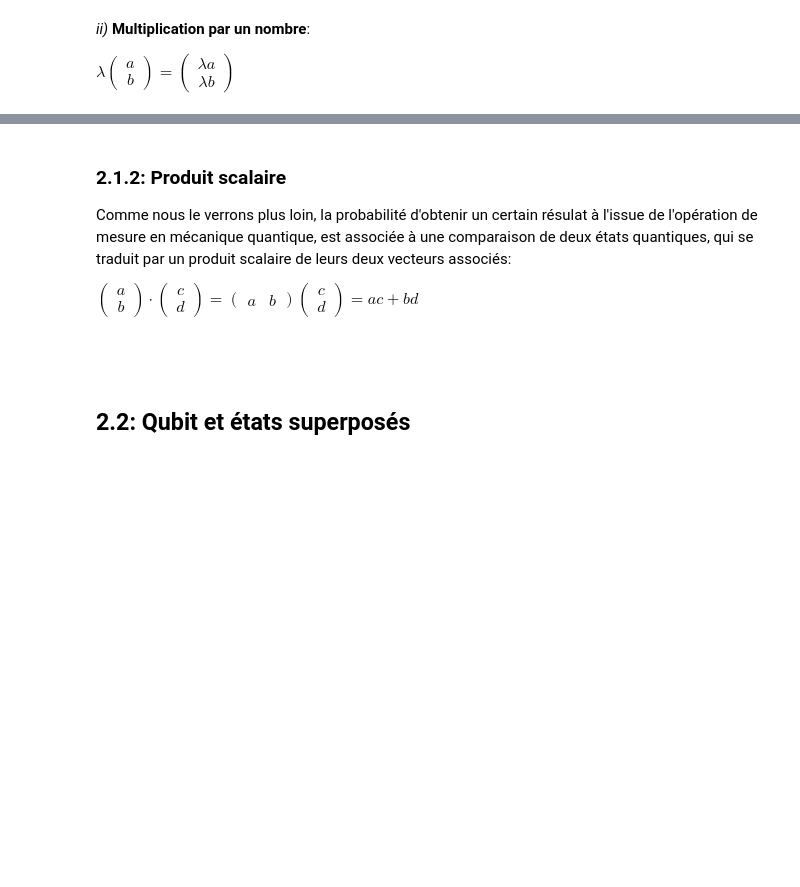
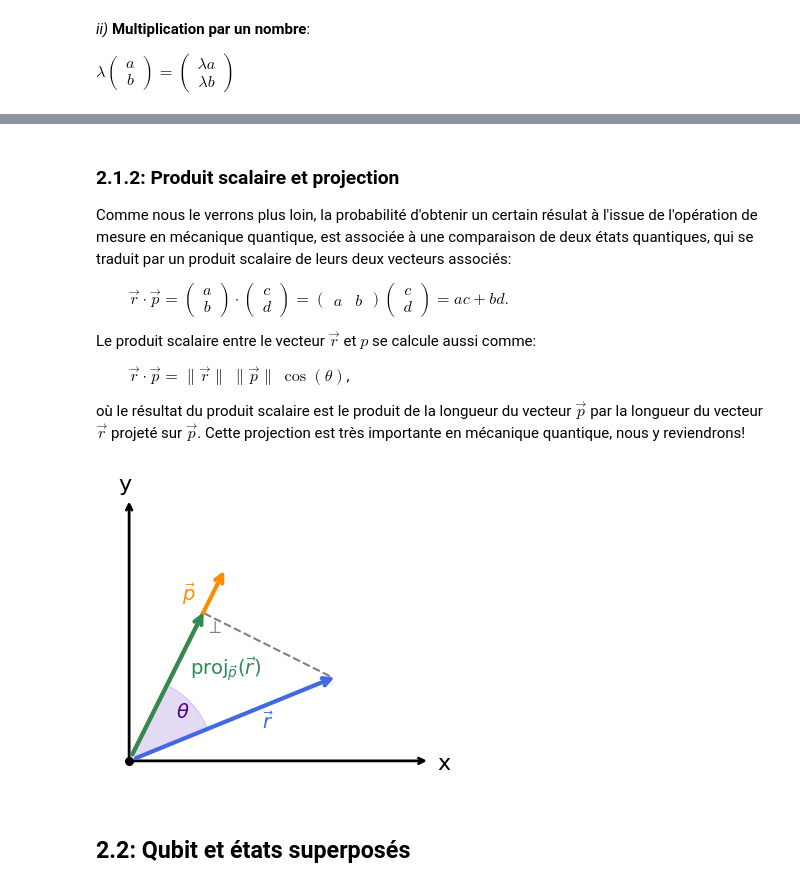
Before and after one commit to mjamotte/quantum_info_DLH, a Jupyter notebook: notebooks/chapitre_vecteur_qubit.ipynb, the cells around one changed output, grey strips where cells are left out. Cells and saved outputs as stored; diff of their text form; code cells hidden in the pictures; blank space fills up the shorter version.

```diff
--- a/notebooks/chapitre_vecteur_qubit.ipynb
+++ b/notebooks/chapitre_vecteur_qubit.ipynb
@@ -157,11 +163,80 @@ plt.show()
 # %% [markdown]
-### 2.1.2: Produit scalaire
+### 2.1.2: Produit scalaire et projection
 
 Comme nous le verrons plus loin, la probabilité d'obtenir un certain résulat à l'issue de l'opération de mesure en mécanique quantique, est associée à une comparaison de deux états quantiques, qui se traduit par un produit scalaire de leurs deux vecteurs associés:
 
-$\begin{pmatrix} a \\ b \end{pmatrix} \cdot \begin{pmatrix} c \\ d \end{pmatrix} = \begin{pmatrix} a & b \end{pmatrix} \begin{pmatrix} c \\ d \end{pmatrix} = ac+bd$
+$\qquad \vec r \cdot \vec p = \begin{pmatrix} a \\ b \end{pmatrix} \cdot \begin{pmatrix} c \\ d \end{pmatrix} = \begin{pmatrix} a & b \end{pmatrix} \begin{pmatrix} c \\ d \end{pmatrix} = ac+bd$.
+
+Le produit scalaire entre le vecteur $\vec r$ et $p$ se calcule aussi comme:
+
+$\qquad \vec r \cdot \vec p = \| \vec r \| \ \|\vec p\| \ \cos(\theta)$,
+
+où le résultat du produit scalaire est le produit de la longueur du vecteur $\vec p$ par la longueur du vecteur $\vec r$ projeté sur $\vec p$. Cette projection est très importante en mécanique quantique, nous y reviendrons!
-# %% [markdown]
-$~$
+# %%
+
+# --- Produit scalaire: angle et projection ---
+from matplotlib import patches
+
+r = np.array([2.7, 1.1])     # \\vec{r} (bleu)
+p = np.array([1.25, 2.5])   # \\vec{p} (orange)
+
+proj_r_on_p = np.dot(r, p) / np.dot(p, p) * p
+
+fig, ax = plt.subplots(figsize=(4.2, 3.4))
+
+# Axes with arrows
+ax.annotate("", xy=(3.9, 0), xytext=(0, 0),
+            arrowprops=dict(arrowstyle="->", lw=2, color="black"))
+ax.annotate("", xy=(0, 3.4), xytext=(0, 0),
+            arrowprops=dict(arrowstyle="->", lw=2, color="black"))
+ax.text(4.0, -0.12, "x", fontsize=16)
+ax.text(-0.14, 3.5, "y", fontsize=16)
+
+# Origin dot
+ax.scatter(0, 0, s=30, color="black", zorder=5)
+eps = 0.06  # small offset to keep arrows from hiding the origin dot
+
+# \\vec{r}
+ax.annotate("", xy=r, xytext=eps * r / np.linalg.norm(r),
+            arrowprops=dict(arrowstyle="->", color="royalblue", lw=3, mutation_scale=14))
+ax.text(0.64*r[0], 0.6*r[1]-0.25, r"$\vec{r}$", color="royalblue", fontsize=14)
+
+# \\vec{p}
+ax.annotate("", xy=p, xytext=eps * p / np.linalg.norm(p),
+            arrowprops=dict(arrowstyle="->", color="darkorange", lw=3, mutation_scale=14))
+ax.text(0.45*p[0]+0.12, 0.55*p[1]+0.7, r"$\vec{p}$", color="darkorange", fontsize=14)
+
+# Projection of \\vec{r} on \\vec{p}
+ax.annotate("", xy=proj_r_on_p, xytext=eps * proj_r_on_p / np.linalg.norm(proj_r_on_p),
+            arrowprops=dict(arrowstyle="->", color="seagreen", lw=3, mutation_scale=14))
+ax.text(proj_r_on_p[0]*0.75+0.05, proj_r_on_p[1]*0.52+0.1,
+        r"$\mathrm{proj}_{\vec p}(\vec r)$", color="seagreen", fontsize=14)
+
+# Helper lines showing right angle and projection foot
+ax.plot([r[0]-0.1, proj_r_on_p[0]], [r[1], proj_r_on_p[1]-0.05], ls="--", color="gray", lw=1.5)
+ax.text(proj_r_on_p[0], proj_r_on_p[1]-0.3, r"$\perp$", color="gray", fontsize=13)
+
+# Angle between the two vectors
+theta_r = np.degrees(np.arctan2(r[1], r[0]))
+theta_p = np.degrees(np.arctan2(p[1], p[0]))
+theta_min, theta_max = min(theta_r, theta_p), max(theta_r, theta_p)
+wedge = patches.Wedge((0, 0), 1.1, theta_min, theta_max,
+                     facecolor="mediumpurple", edgecolor="mediumpurple", alpha=0.25)
+ax.add_patch(wedge)
+mid_angle = np.radians(0.5 * (theta_min + theta_max))
+ax.text(0.95*np.cos(mid_angle)-0.09, 0.95*np.sin(mid_angle)-0.09, r"$\theta$",
+        color="indigo", fontsize=14)
+
+# Layout
+ax.set_xlim(-0.3, 4.1)
+ax.set_ylim(-0.3, 3.6)
+ax.set_aspect("equal")
+ax.axis("off")
+
+plt.tight_layout()
+plt.show()
+# %% [output]
+[figure, added]
 # %% [markdown]
 ## 2.2: Qubit et états superposés
 # %% [markdown]
```
Also changed, not shown: parts of 3 cells of this notebook, 2 other files.
